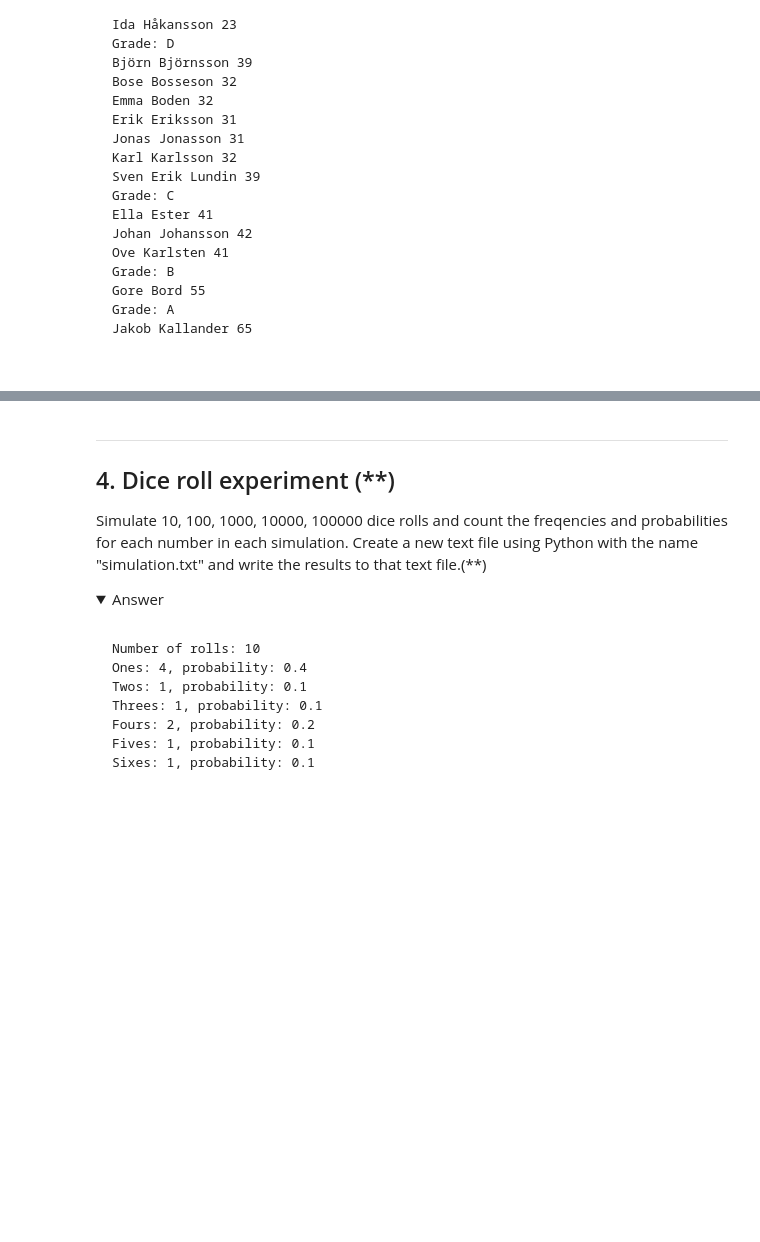
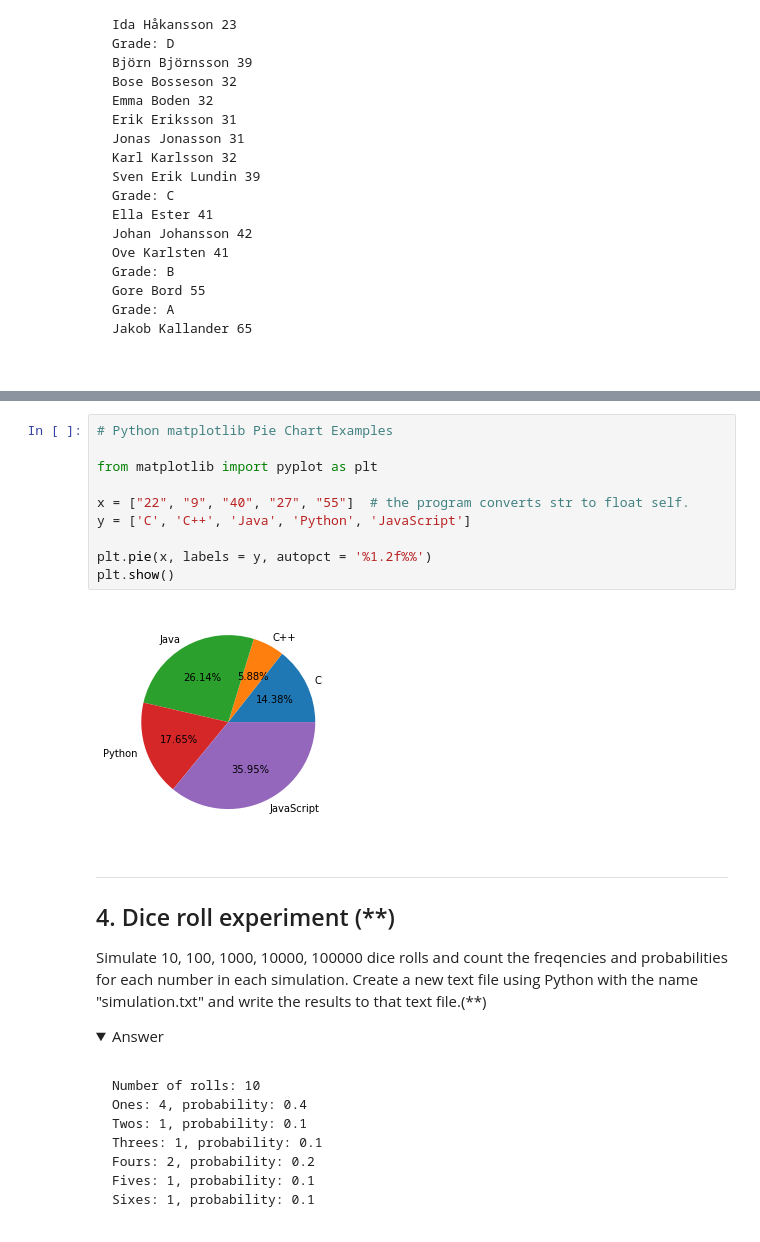
Before and after one commit to yuna-liu/python-programming-Yuna-Liu, a Jupyter notebook: Exercises/08-file-handling-exercise-done.ipynb, the cells around one changed output, grey strips where cells are left out. Saved outputs shown, nothing was run; the diff lists cells and outputs as text; folded sections open; blank space fills up the shorter version.

```diff
--- a/Exercises/08-file-handling-exercise-done.ipynb
+++ b/Exercises/08-file-handling-exercise-done.ipynb
@@ -419,3 +371,15 @@ plt.show()
+# %%
+# Python matplotlib Pie Chart Examples
+
+from matplotlib import pyplot as plt
+
+x = ["22", "9", "40", "27", "55"]  # the program converts str to float self.
+y = ['C', 'C++', 'Java', 'Python', 'JavaScript']
+
+plt.pie(x, labels = y, autopct = '%1.2f%%')
+plt.show()
+# %% [output]
+[figure, added]
 # %% [markdown]
 ---
 ## 4. Dice roll experiment (**)
```
Also changed, not shown: parts of 3 cells of this notebook, 1 other file.
